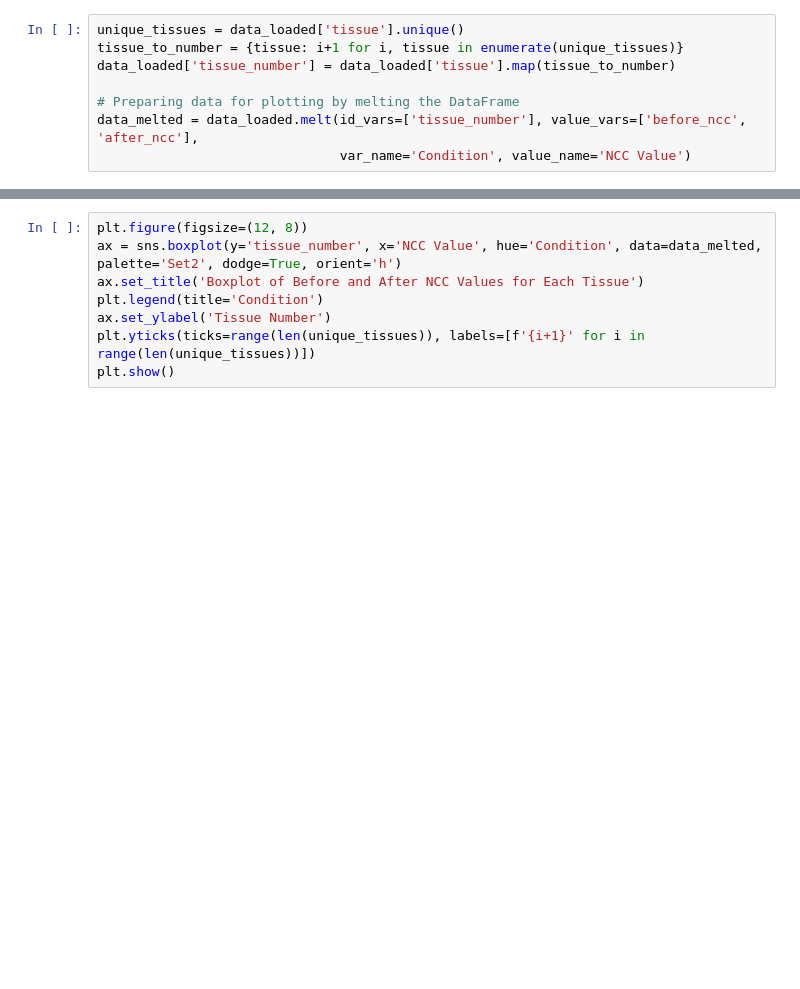
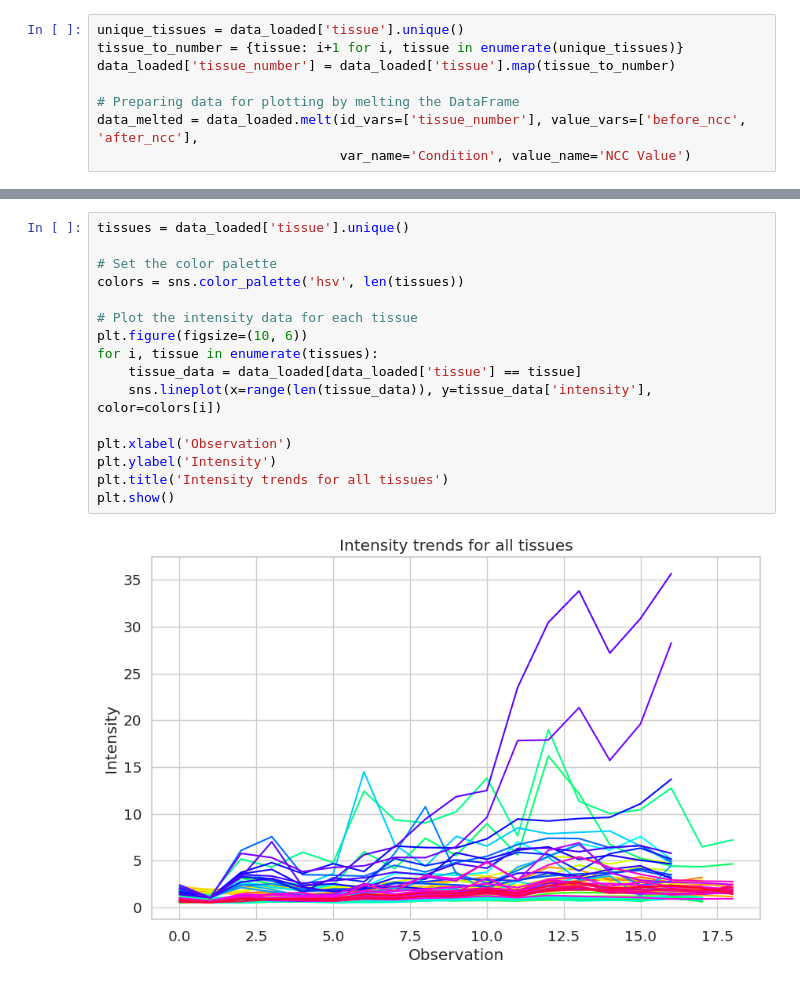
Before and after one commit to MASILab/DAPI_RegNet, a Jupyter notebook: vxl_morph/voxelmorph-dev/all_reg_metrics.ipynb, the cells around one changed output, grey strips where cells are left out. Cells and saved outputs as stored; diff of their text form; blank space fills up the shorter version.

```diff
--- a/vxl_morph/voxelmorph-dev/all_reg_metrics.ipynb
+++ b/vxl_morph/voxelmorph-dev/all_reg_metrics.ipynb
@@ -138,8 +145,18 @@ plt.show()
-# %%
-plt.figure(figsize=(12, 8))
-ax = sns.boxplot(y='tissue_number', x='NCC Value', hue='Condition', data=data_melted, palette='Set2', dodge=True, orient='h')
-ax.set_title('Boxplot of Before and After NCC Values for Each Tissue')
-plt.legend(title='Condition')
-ax.set_ylabel('Tissue Number')
-plt.yticks(ticks=range(len(unique_tissues)), labels=[f'{i+1}' for i in range(len(unique_tissues))])
-plt.show()
+# %%
+tissues = data_loaded['tissue'].unique()
+
+# Set the color palette
+colors = sns.color_palette('hsv', len(tissues))
+
+# Plot the intensity data for each tissue
+plt.figure(figsize=(10, 6))
+for i, tissue in enumerate(tissues):
+    tissue_data = data_loaded[data_loaded['tissue'] == tissue]
+    sns.lineplot(x=range(len(tissue_data)), y=tissue_data['intensity'], color=colors[i])
+
+plt.xlabel('Observation')
+plt.ylabel('Intensity')
+plt.title('Intensity trends for all tissues')
+plt.show()
+# %% [output]
+[figure, added]
```
Also changed, not shown: parts of 8 cells of this notebook, 8 other files.
